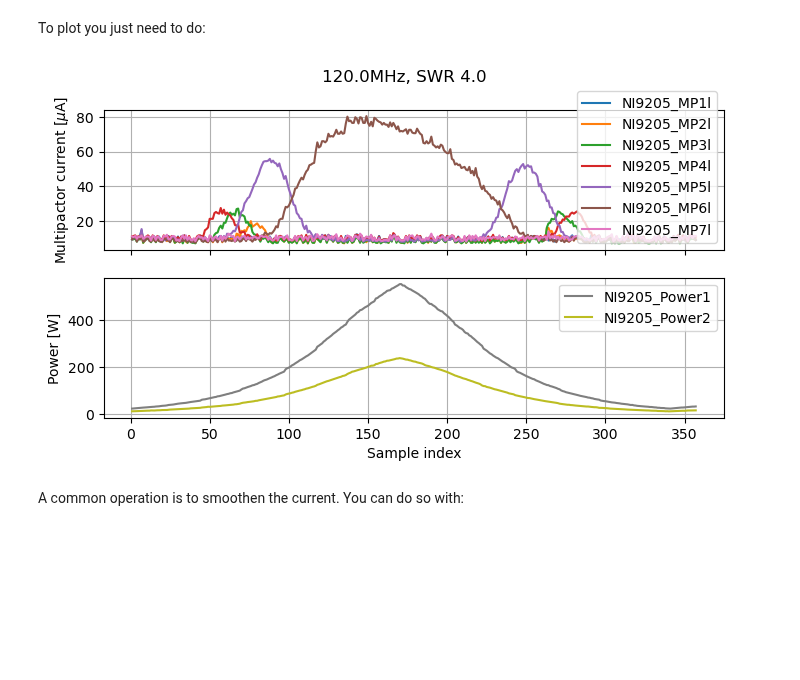
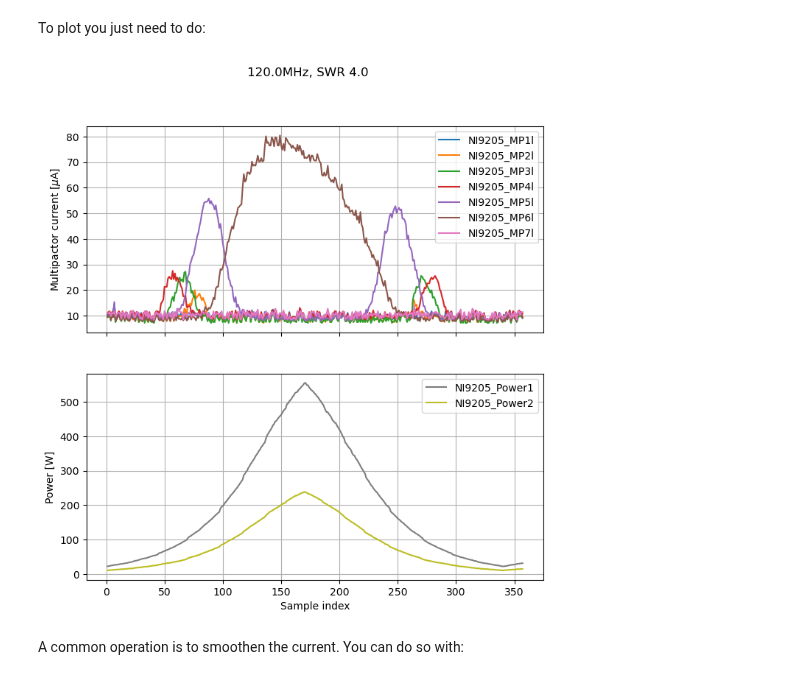
Before and after one commit to AdrienPlacais/multipac_testbench, a Jupyter notebook: docs/source/manual/notebooks/plot_signals_measured_by_instruments.ipynb, the cells around one changed output. Saved outputs shown, nothing was run; the diff lists cells and outputs as text; code cells hidden in the pictures; blank space fills up the shorter version.

Commit message:
resized figures for gallery

```diff
--- a/docs/source/manual/notebooks/plot_signals_measured_by_instruments.ipynb
+++ b/docs/source/manual/notebooks/plot_signals_measured_by_instruments.ipynb
@@ -32,10 +32,10 @@ To plot you just need to do:
 # %%
 to_plot = (ins.CurrentProbe, ins.Power)
 exclude = 'NI9205_E1',
-figsize = (8, 4)
+figsize = (8, 8)
 _ = multipactor_test.sweet_plot(*to_plot, exclude=exclude, figsize=figsize)
 # %% [output]
-[figure, old version]
+[figure, new version]
 # %% [markdown]
 A common operation is to smoothen the current. You can do so with:
 # %%
```
Also changed, not shown: parts of 1 cell of this notebook, 2 other files.
